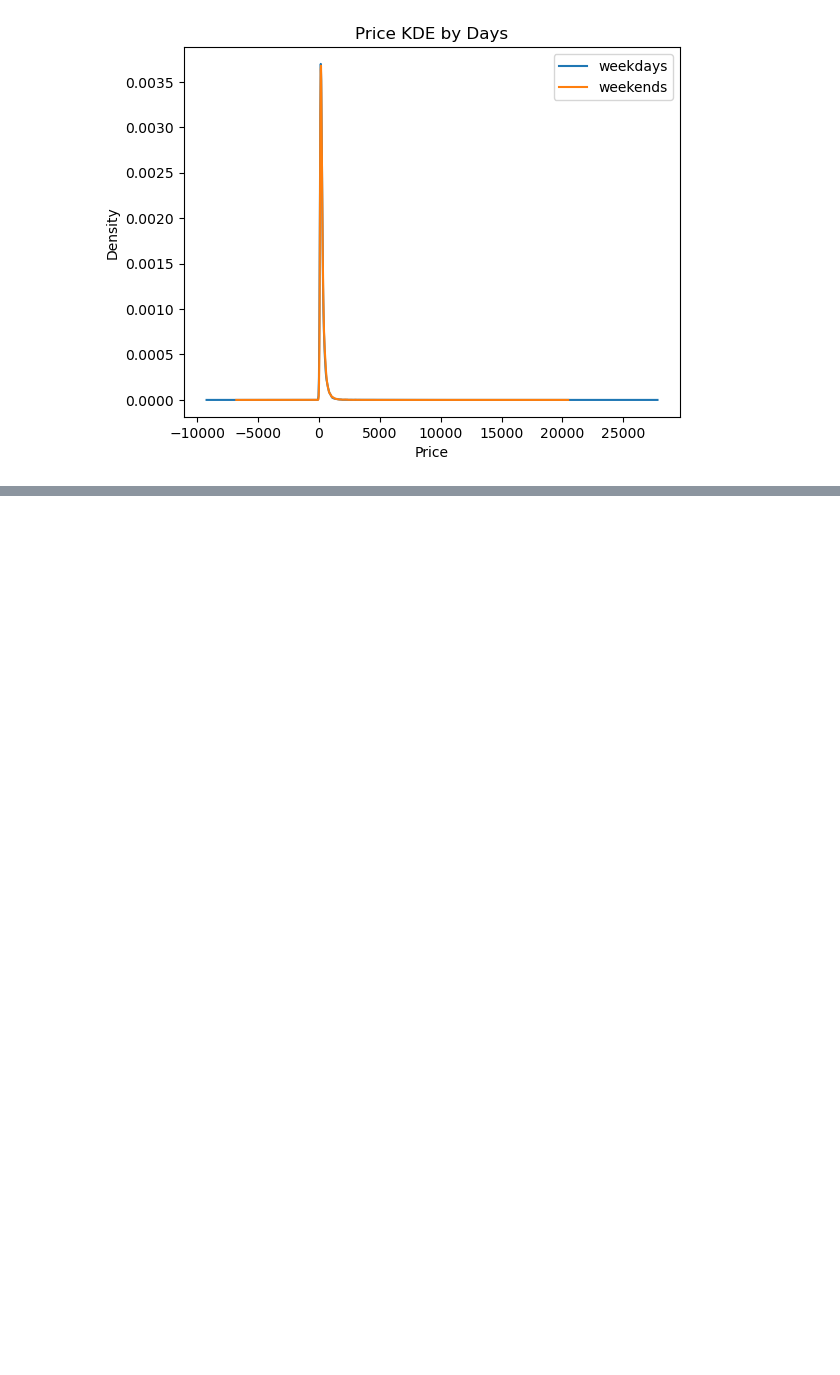
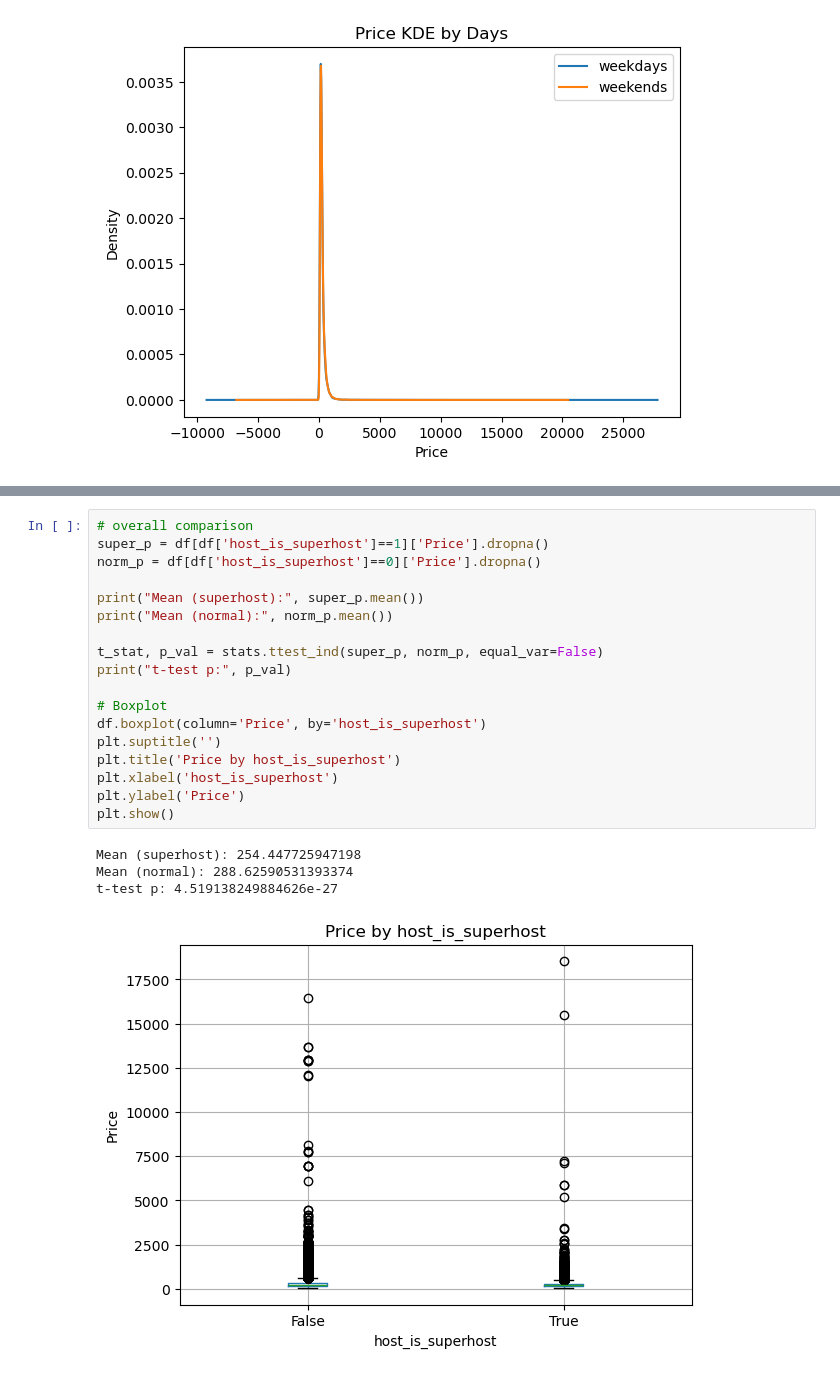
Before and after one commit to Titaniel3/ASDA_2025_Group_1_Portfolio_new, a Jupyter notebook: notebooks/Week4_Homework_neu.ipynb, the cells around one changed output, grey strips where cells are left out. Saved outputs shown, nothing was run; the diff lists cells and outputs as text; blank space fills up the shorter version.

```diff
--- a/notebooks/Week4_Homework_neu.ipynb
+++ b/notebooks/Week4_Homework_neu.ipynb
@@ -429,0 +518,23 @@ plt.show()
+# %%
+# overall comparison
+super_p = df[df['host_is_superhost']==1]['Price'].dropna()
+norm_p = df[df['host_is_superhost']==0]['Price'].dropna()
+
+print("Mean (superhost):", super_p.mean())
+print("Mean (normal):", norm_p.mean())
+
+t_stat, p_val = stats.ttest_ind(super_p, norm_p, equal_var=False)
+print("t-test p:", p_val)
+
+# Boxplot
+df.boxplot(column='Price', by='host_is_superhost')
+plt.suptitle('')
+plt.title('Price by host_is_superhost')
+plt.xlabel('host_is_superhost')
+plt.ylabel('Price')
+plt.show()
+# %% [output]
+Mean (superhost): 254.447725947198
+Mean (normal): 288.62590531393374
+t-test p: 4.519138249884626e-27
+[figure, added]
```
Also changed, not shown: parts of 13 cells of this notebook.
